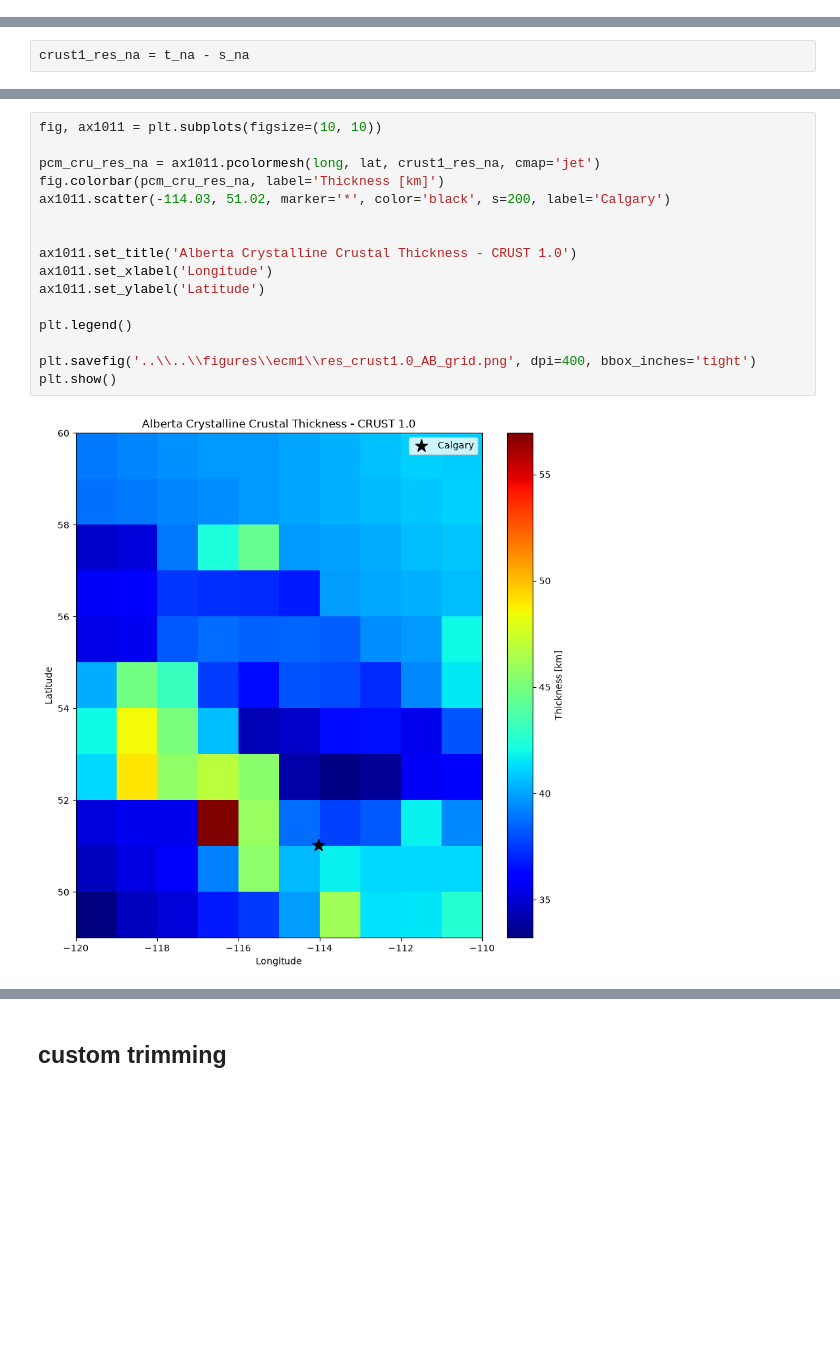
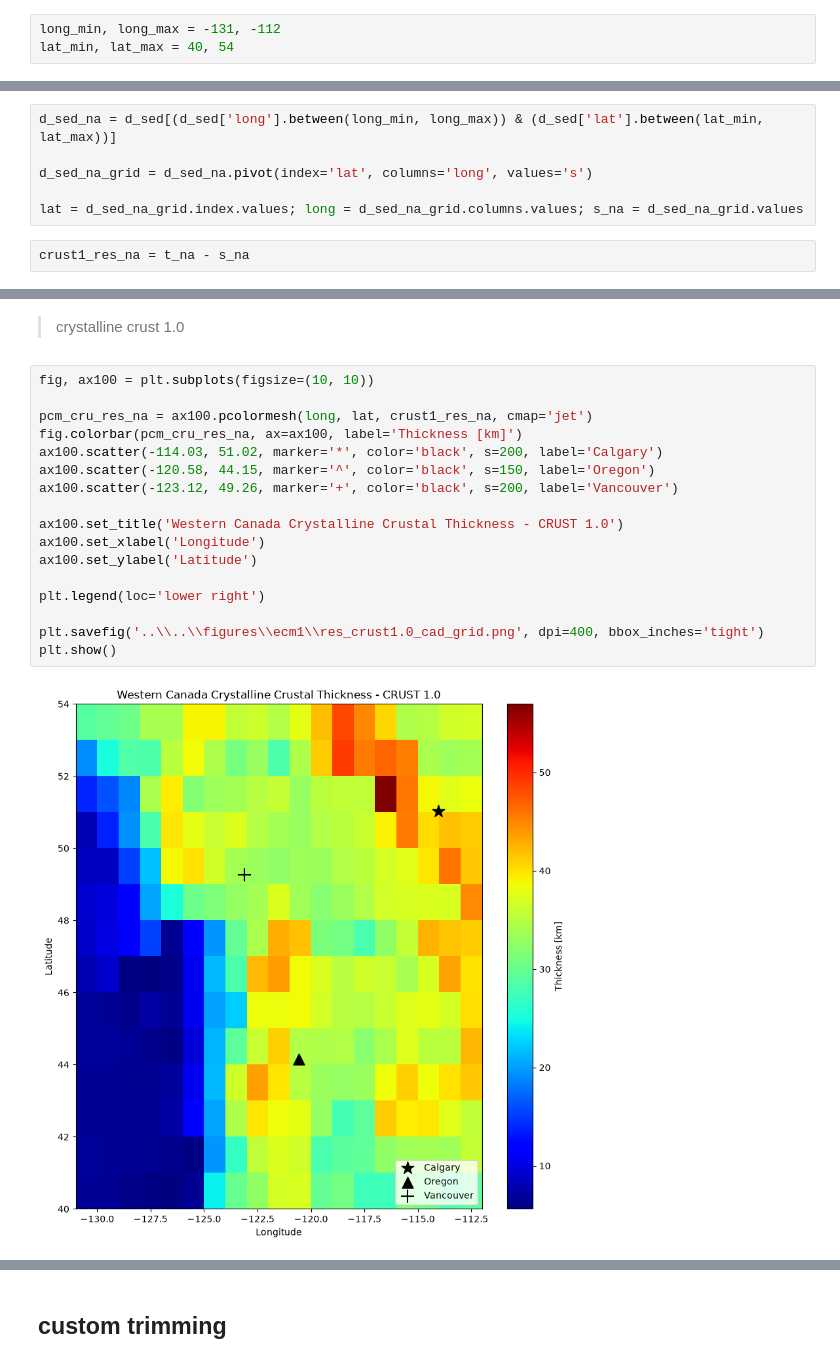
Before and after one commit to sydpas/grav_mag_model, a Jupyter notebook: src/ecm1/TO_3MT_ecm1.ipynb, the cells around one changed output, grey strips where cells are left out. Saved outputs shown, nothing was run; the diff lists cells and outputs as text; blank space fills up the shorter version.

```diff
--- a/src/ecm1/TO_3MT_ecm1.ipynb
+++ b/src/ecm1/TO_3MT_ecm1.ipynb
@@ -71 +75,4 @@ plt.show()
+# %%
+long_min, long_max = -131, -112
+lat_min, lat_max = 40, 54
 # %%
@@ -193,3 +200,9 @@ lat = d_sed_na_grid.index.values; long = d_sed_na_grid.columns.values; s_na = d_
+# %%
+d_sed_na = d_sed[(d_sed['long'].between(long_min, long_max)) & (d_sed['lat'].between(lat_min, lat_max))]
+
+d_sed_na_grid = d_sed_na.pivot(index='lat', columns='long', values='s')
+
+lat = d_sed_na_grid.index.values; long = d_sed_na_grid.columns.values; s_na = d_sed_na_grid.values
 # %%
 crust1_res_na = t_na - s_na
 # %%
@@ -209,18 +249,21 @@ print(crust1_res_na)
+# %% [markdown]
+> crystalline crust 1.0
 # %%
-fig, ax1011 = plt.subplots(figsize=(10, 10))
+fig, ax100 = plt.subplots(figsize=(10, 10))
 
-pcm_cru_res_na = ax1011.pcolormesh(long, lat, crust1_res_na, cmap='jet')
-fig.colorbar(pcm_cru_res_na, label='Thickness [km]')
-ax1011.scatter(-114.03, 51.02, marker='*', color='black', s=200, label='Calgary')
+pcm_cru_res_na = ax100.pcolormesh(long, lat, crust1_res_na, cmap='jet')
+fig.colorbar(pcm_cru_res_na, ax=ax100, label='Thickness [km]')
+ax100.scatter(-114.03, 51.02, marker='*', color='black', s=200, label='Calgary')
+ax100.scatter(-120.58, 44.15, marker='^', color='black', s=150, label='Oregon')
+ax100.scatter(-123.12, 49.26, marker='+', color='black', s=200, label='Vancouver')
 
+ax100.set_title('Western Canada Crystalline Crustal Thickness - CRUST 1.0')
+ax100.set_xlabel('Longitude')
+ax100.set_ylabel('Latitude')
 
-ax1011.set_title('Alberta Crystalline Crustal Thickness - CRUST 1.0')
-ax1011.set_xlabel('Longitude')
-ax1011.set_ylabel('Latitude')
+plt.legend(loc='lower right')
 
-plt.legend()
-
-plt.savefig('..\\..\\figures\\ecm1\\res_crust1.0_AB_grid.png', dpi=400, bbox_inches='tight')
+plt.savefig('..\\..\\figures\\ecm1\\res_crust1.0_cad_grid.png', dpi=400, bbox_inches='tight')
 plt.show()
 # %% [output]
-[figure, old version]
+[figure, new version]
```
Also changed, not shown: parts of 20 cells of this notebook, 19 other files.
